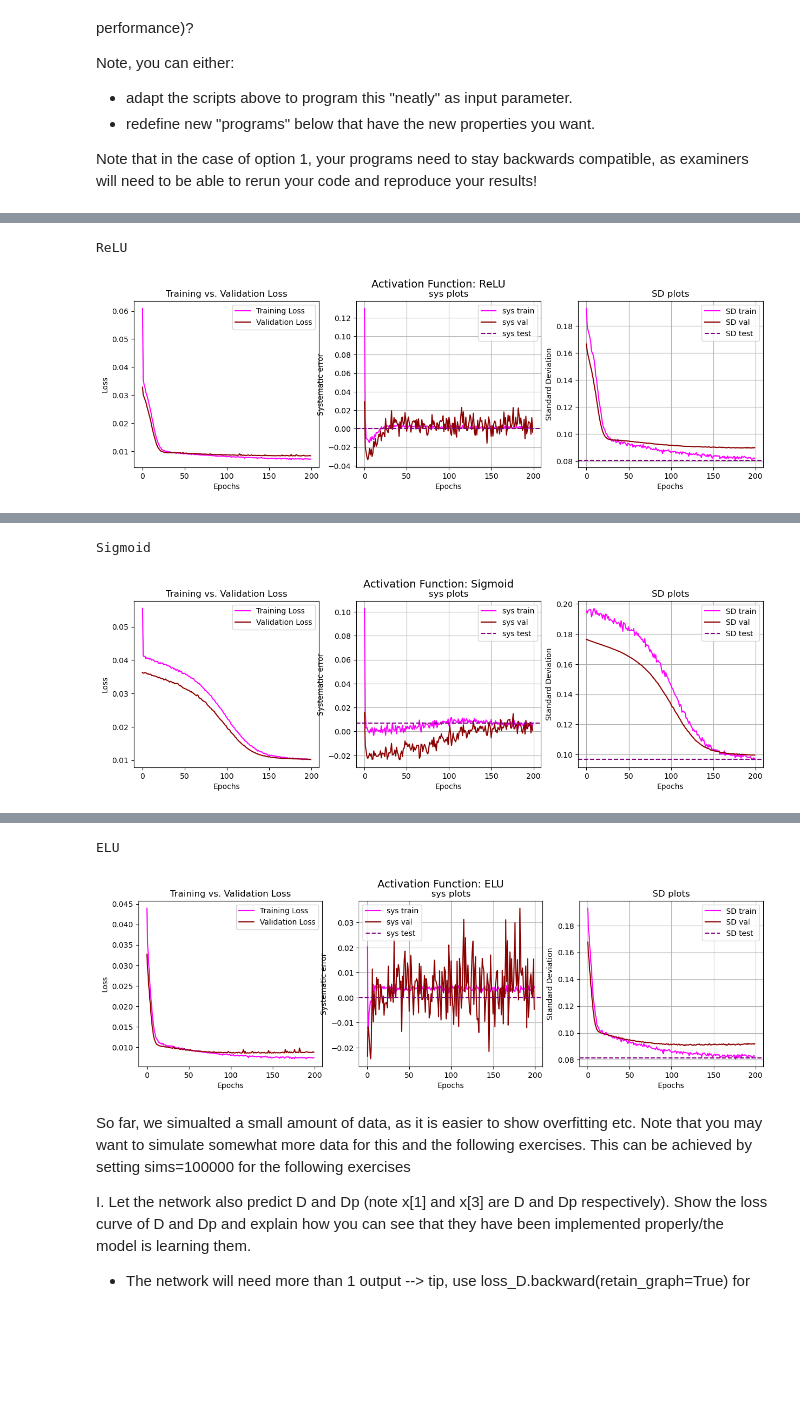
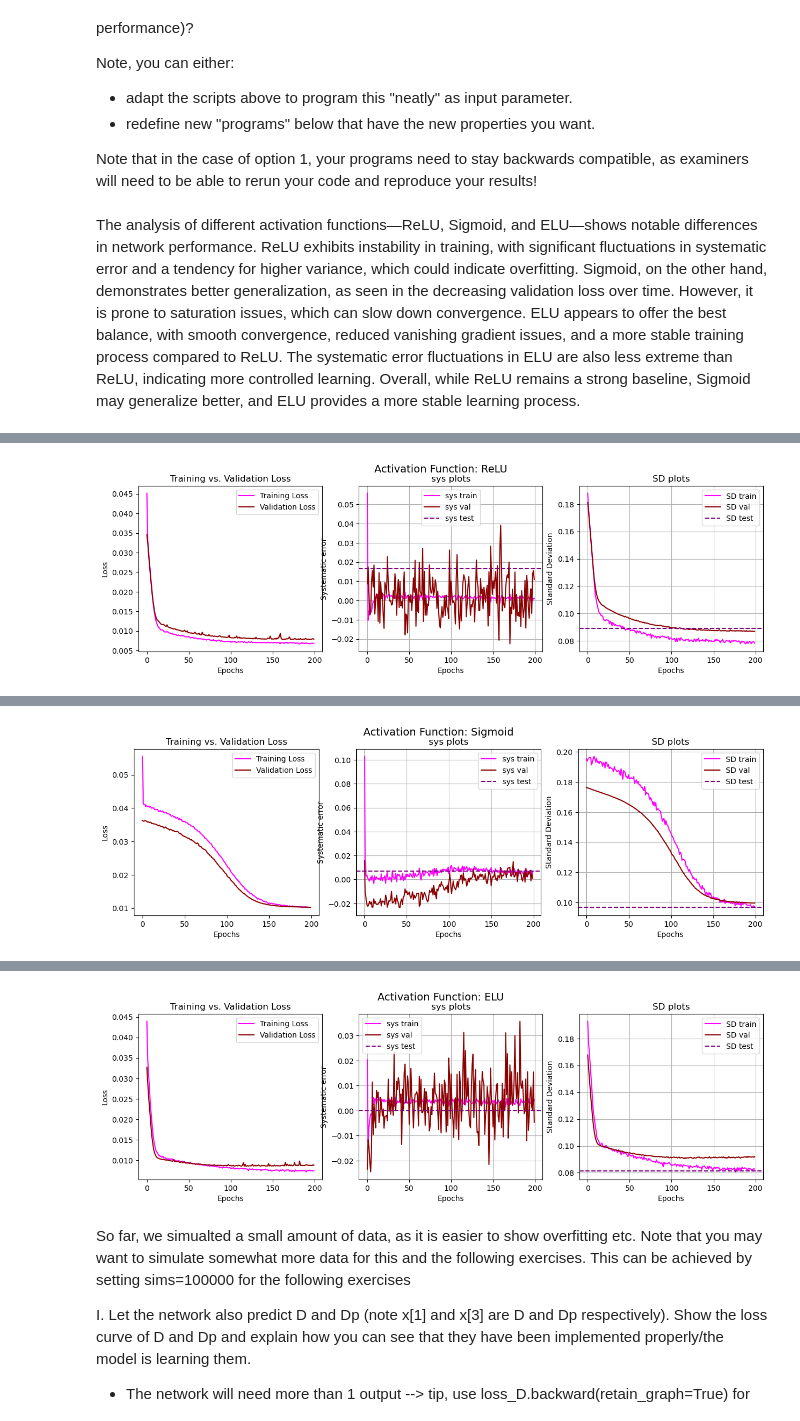
Before and after one commit to zoeazra/AI4MedicalImaging, a Jupyter notebook: Assignment 1/exercise_1.ipynb, the cells around one changed output, grey strips where cells are left out. Drawn from its saved outputs; the diff is of its cells as text; code cells hidden in the pictures; blank space fills up the shorter version.

```diff
--- a/Assignment 1/exercise_1.ipynb
+++ b/Assignment 1/exercise_1.ipynb
@@ -313,11 +310,11 @@ Adagrad on the other hand seems to perform the best out of all four optimizers.
 Code for 1A
 # %%
 #function that creates the model, splits the data and initializes the optimizer
-def create_data_model(name, learningrate=0.1, hidden_layers=2, seed=42, optimizer='SGD',bvalues=bvalues,batch_size=16,sims=1000, n_width=len(bvalues), function_act="ReLU", n_outputs=1):
+def create_data_model(name, learningrate=0.1, hidden_layers=2, seed=42, optimizer='SGD',bvalues=bvalues,batch_size=16,sims=1000, n_width=len(bvalues), function_act="ReLU", n_outputs=1, custom_output=0):
     trainloader, inferloader, testloader = sim_dat(bvalues,batch_size=batch_size,sims=sims)
 
     # initialize model
-    model = make_model(n_inputs=len(bvalues), n_hidden=hidden_layers, n_outputs=n_outputs, n_width=n_width, function=function_act)
+    model = make_model(n_inputs=len(bvalues), n_hidden=hidden_layers, n_outputs=n_outputs, n_width=n_width, function=function_act, custom_output=custom_output)
     model.apply(init_weights)
 
     # initialize wandb
@@ -886,12 +883,14 @@ Note, you can either:
 - redefine new "programs" below that have the new properties you want.
 
 Note that in the case of option 1, your programs need to stay backwards compatible, as examiners will need to be able to rerun your code and reproduce your results!
+# %% [markdown]
+The analysis of different activation functions—ReLU, Sigmoid, and ELU—shows notable differences in network performance. ReLU exhibits instability in training, with significant fluctuations in systematic error and a tendency for higher variance, which could indicate overfitting. Sigmoid, on the other hand, demonstrates better generalization, as seen in the decreasing validation loss over time. However, it is prone to saturation issues, which can slow down convergence. ELU appears to offer the best balance, with smooth convergence, reduced vanishing gradient issues, and a more stable training process compared to ReLU. The systematic error fluctuations in ELU are also less extreme than ReLU, indicating more controlled learning. Overall, while ReLU remains a strong baseline, Sigmoid may generalize better, and ELU provides a more stable learning process.
 # %%
 activation_functions = ['ReLU', 'Sigmoid', 'ELU']
 results = {}
 
 for function in activation_functions:
-    model, trainloader, inferloader, testloader, loss_module, device, opt = create_data_model('test', optimizer="SGD", learningrate=0.1, function=function)
+    model, trainloader, inferloader, testloader, loss_module, device, opt = create_data_model('test', optimizer="SGD", learningrate=0.1, function_act=function)
 
     train_losses, val_losses, sys_val, SD_val, sys_train, SD_train = train_val_network(model, trainloader, inferloader, testloader, loss_module, device, opt, epochs=200)
 
@@ -923,40 +922,37 @@ for function in activation_functions:
     axes[0].set_xlabel("Epochs")
     axes[0].set_ylabel("Loss")
     axes[0].set_title("Training vs. Validation Loss")
     axes[0].legend()
 
 
 
 
     # Plot the results
     axes[1].plot(range(len(train_losses)), sys_train, color="magenta", label="sys train")
     axes[1].plot(range(len(val_losses)), sys_val, color="darkred", label="sys val")
     axes[1].axhline(sys_test, color="purple", label="sys test", linestyle = "--")
     axes[1].set_xlabel("Epochs")
     axes[1].set_ylabel("Systematic error")
     axes[1].set_title("sys plots")
     axes[1].legend()
     axes[1].grid(True)
 
     axes[2].plot(range(len(train_losses)), SD_train, color="magenta", label="SD train")
     axes[2].plot(range(len(val_losses)), SD_val, color="darkred", label="SD val")
     axes[2].axhline(SD_test, color="purple", label="SD test", linestyle = "--")
     axes[2].set_xlabel("Epochs")
     axes[2].set_ylabel("Standard Deviation")
     axes[2].set_title("SD plots")
     axes[2].legend()
     axes[2].grid(True)
     fig.suptitle(f"Activation Function: {function}", fontsize=14)
     plt.show()
 # %% [output]
 [interactive output not drawn]
-ReLU
-[figure, old version]
+[figure, new version]
 [interactive output not drawn]
-Sigmoid
 [figure]
 [interactive output not drawn]
-ELU
 [figure]
 # %% [markdown]
 So far, we simualted a small amount of data, as it is easier to show overfitting etc. Note that you may want to simulate somewhat more data for this and the following exercises. This can be achieved by setting sims=100000 for the following exercises
```
Also changed, not shown: parts of 7 cells of this notebook.
